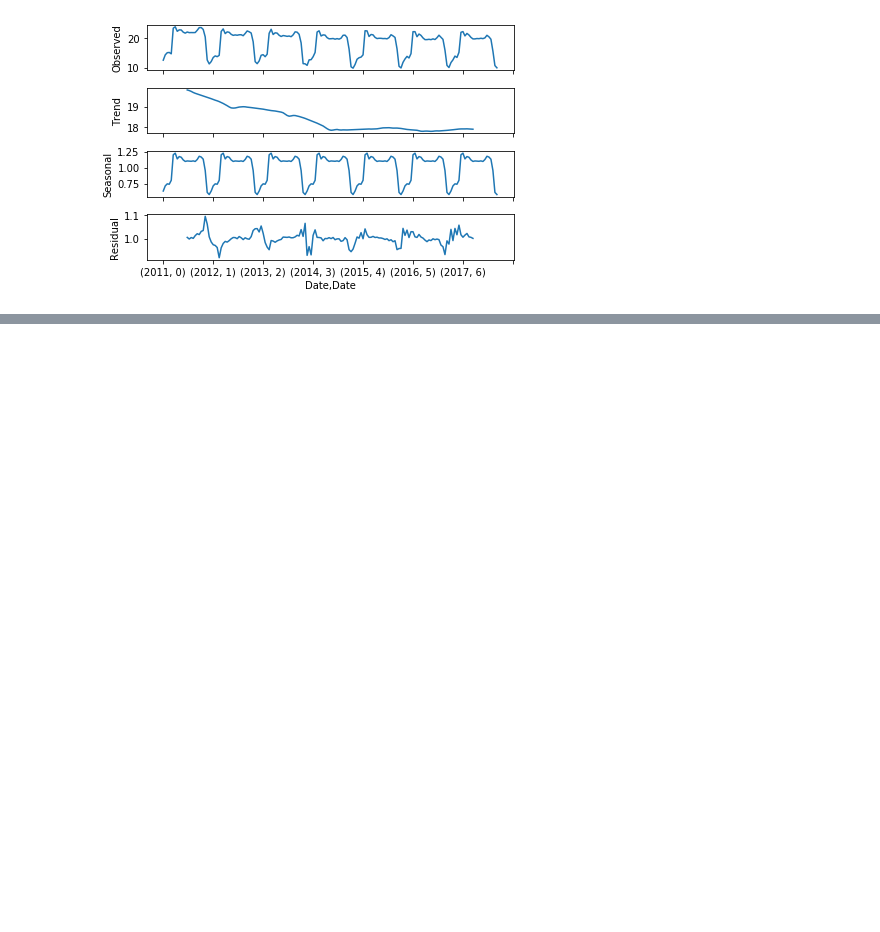
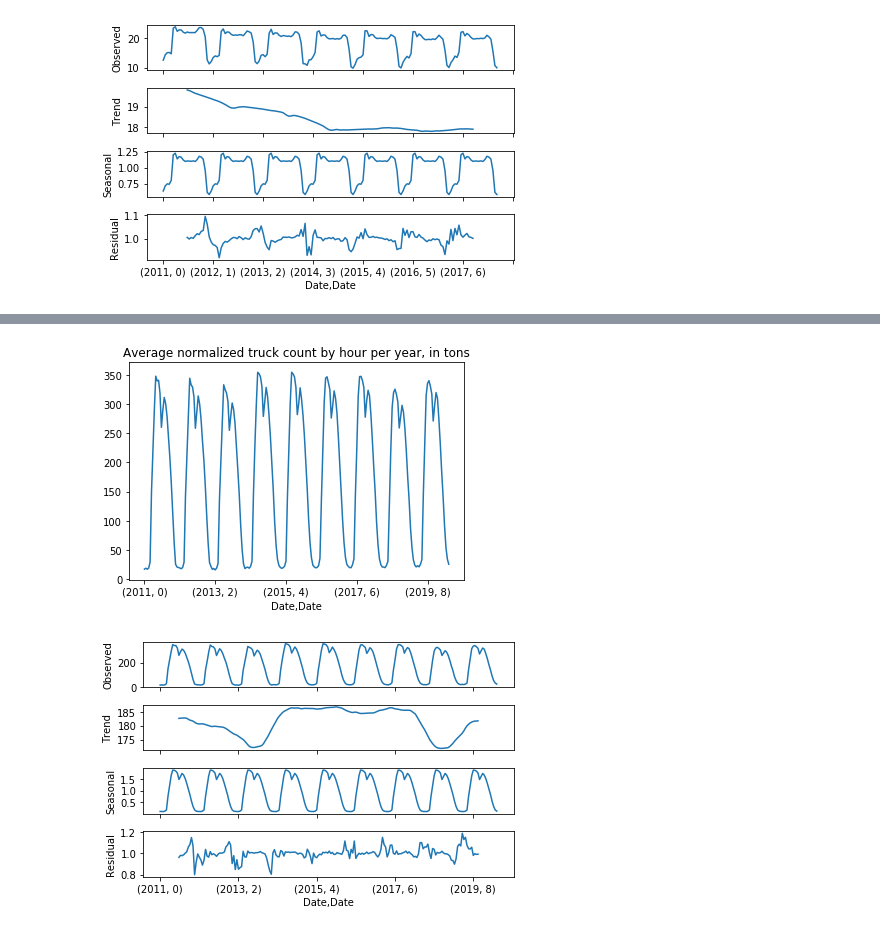
Before and after one commit to isdabelle/DigitalTwinBridges, a Jupyter notebook: Seasonality.ipynb, the cells around one changed output, grey strips where cells are left out. Drawn from its saved outputs; the diff is of its cells as text; code cells hidden in the pictures; blank space fills up the shorter version.

```diff
--- a/Seasonality.ipynb
+++ b/Seasonality.ipynb
@@ -251,0 +285,5 @@ pyplot.show()
+# %%
+years.index.name = "Year"
+# %%
+df_count_year.index.names = ['Year', 'Hour']
+df_count_year
@@ -251,0 +333,4 @@ pyplot.show()
+# %%
+df_merged = pd.merge(years.rename('total_days'), pd.DataFrame(df_count_year), on="Year", how="right")
+# %%
+df_merged['Count_norm'] = df_merged['Date']/df_merged['total_days']
@@ -251,0 +353,8 @@ pyplot.show()
+# %%
+df_merged.norm_count.plot(title="Average normalized truck count by hour per year, in tons")
+result = seasonal_decompose(df_merged.norm_count, model='multiplicative', freq=24)
+result.plot()
+pyplot.show()
+# %% [output]
+[figure, added]
+[figure, added]
```
Also changed, not shown: parts of 25 cells of this notebook, 3 other files.
